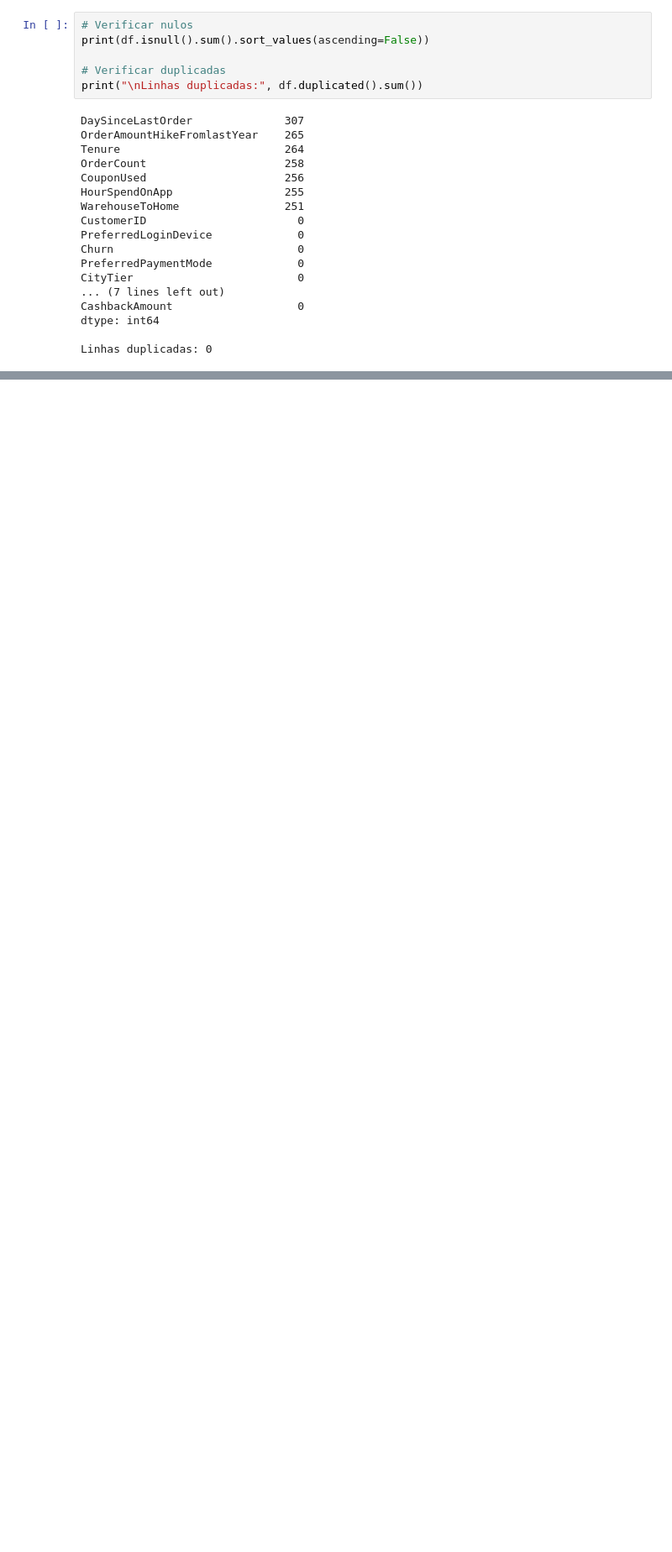
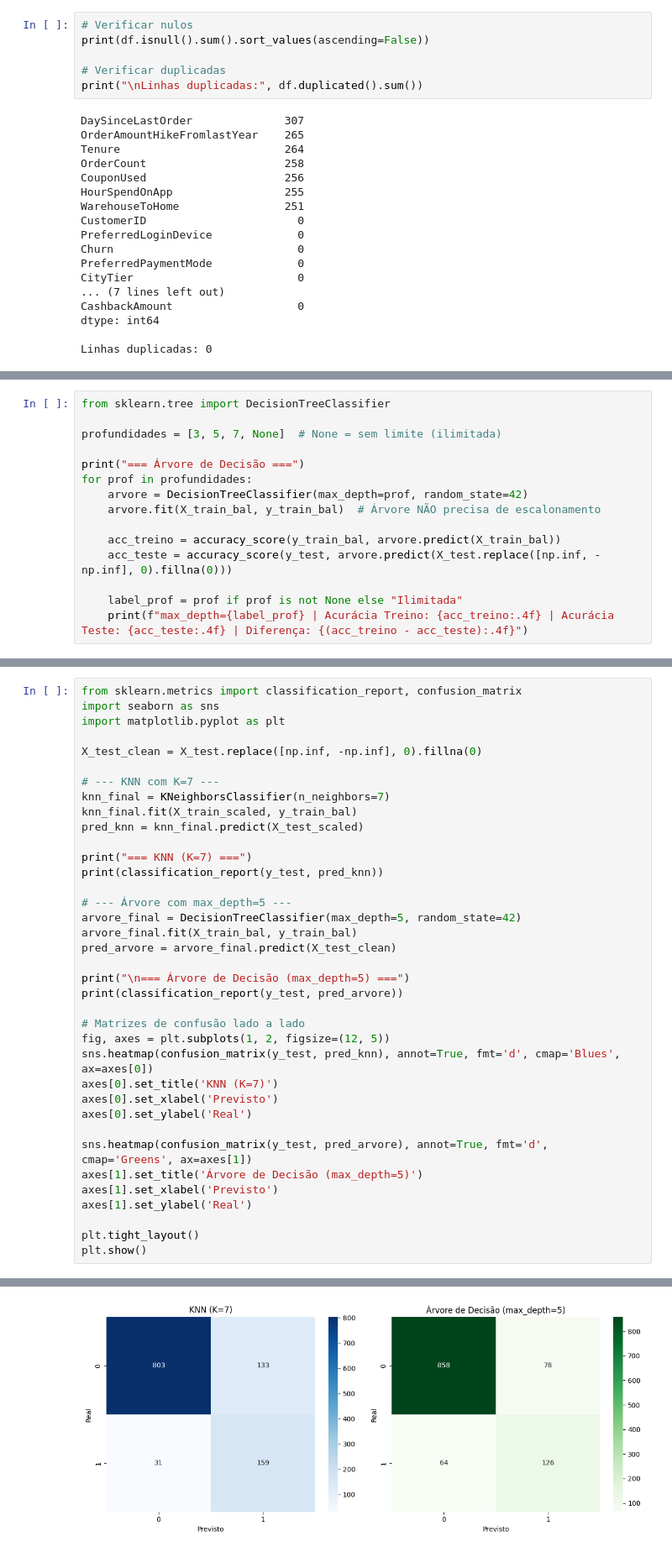
Before and after one commit to adrianea132-debug/projeto-ml-ecommerce-churn, a Jupyter notebook: notebook.ipynb, the cells around one changed output, grey strips where cells are left out. Shown at 84% size. Drawn from its saved outputs; the diff is of its cells as text; blank space fills up the shorter version.

```diff
--- a/notebook.ipynb
+++ b/notebook.ipynb
@@ -100,0 +292,15 @@ Linhas duplicadas: 0
+# %%
+from sklearn.tree import DecisionTreeClassifier
+
+profundidades = [3, 5, 7, None]  # None = sem limite (ilimitada)
+
+print("=== Árvore de Decisão ===")
+for prof in profundidades:
+    arvore = DecisionTreeClassifier(max_depth=prof, random_state=42)
+    arvore.fit(X_train_bal, y_train_bal)  # Árvore NÃO precisa de escalonamento
+
+    acc_treino = accuracy_score(y_train_bal, arvore.predict(X_train_bal))
+    acc_teste = accuracy_score(y_test, arvore.predict(X_test.replace([np.inf, -np.inf], 0).fillna(0)))
+
+    label_prof = prof if prof is not None else "Ilimitada"
+    print(f"max_depth={label_prof} | Acurácia Treino: {acc_treino:.4f} | Acurácia Teste: {acc_teste:.4f} | Diferença: {(acc_treino - acc_teste):.4f}")
@@ -100,0 +319,38 @@ Linhas duplicadas: 0
+# %%
+from sklearn.metrics import classification_report, confusion_matrix
+import seaborn as sns
+import matplotlib.pyplot as plt
+
+X_test_clean = X_test.replace([np.inf, -np.inf], 0).fillna(0)
+
+# --- KNN com K=7 ---
+knn_final = KNeighborsClassifier(n_neighbors=7)
+knn_final.fit(X_train_scaled, y_train_bal)
+pred_knn = knn_final.predict(X_test_scaled)
+
+print("=== KNN (K=7) ===")
+print(classification_report(y_test, pred_knn))
+
+# --- Árvore com max_depth=5 ---
+arvore_final = DecisionTreeClassifier(max_depth=5, random_state=42)
+arvore_final.fit(X_train_bal, y_train_bal)
+pred_arvore = arvore_final.predict(X_test_clean)
+
+print("\n=== Árvore de Decisão (max_depth=5) ===")
+print(classification_report(y_test, pred_arvore))
+
+# Matrizes de confusão lado a lado
+fig, axes = plt.subplots(1, 2, figsize=(12, 5))
+sns.heatmap(confusion_matrix(y_test, pred_knn), annot=True, fmt='d', cmap='Blues', ax=axes[0])
+axes[0].set_title('KNN (K=7)')
+axes[0].set_xlabel('Previsto')
+axes[0].set_ylabel('Real')
+
+sns.heatmap(confusion_matrix(y_test, pred_arvore), annot=True, fmt='d', cmap='Greens', ax=axes[1])
+axes[1].set_title('Árvore de Decisão (max_depth=5)')
+axes[1].set_xlabel('Previsto')
+axes[1].set_ylabel('Real')
+
+plt.tight_layout()
+plt.show()
+# %% [output]
@@ -100,0 +377 @@ Linhas duplicadas: 0
+[figure, added]
```
Also changed, not shown: parts of 16 cells of this notebook.
